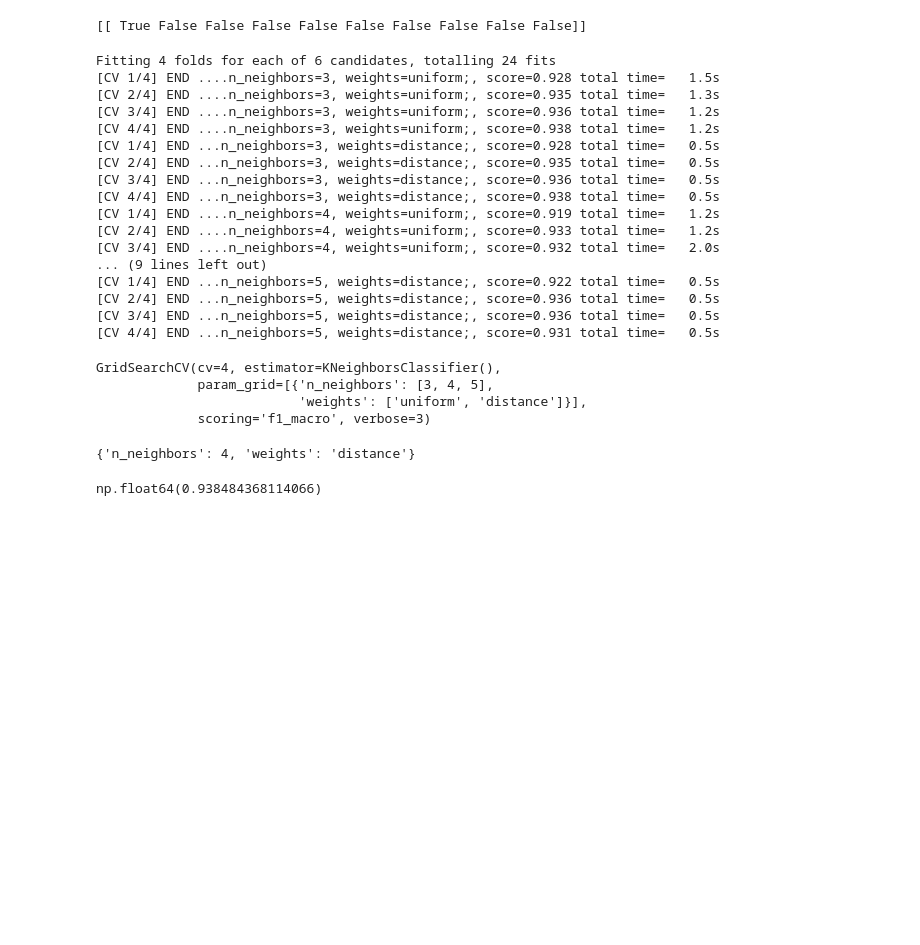
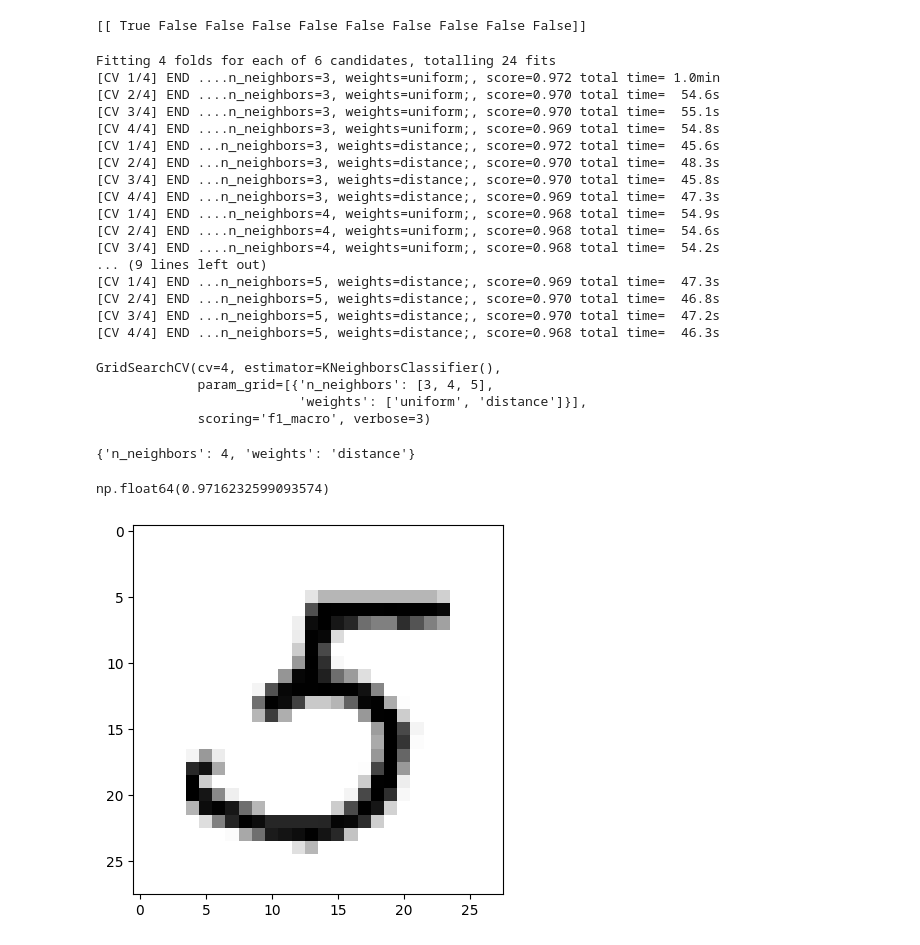
Before and after one commit to dosanchez/data-science-learning, a Jupyter notebook: exe_chpt_3.ipynb, the cells around one changed output. Cells and saved outputs as stored; diff of their text form; code cells hidden in the pictures; blank space fills up the shorter version.

```diff
--- a/exe_chpt_3.ipynb
+++ b/exe_chpt_3.ipynb
@@ -17,7 +17,7 @@ import matplotlib as mpl
 import matplotlib.pyplot as plt
 y = y.astype(np.uint8)
 # %%
-X_train, X_test, y_train, y_test = X[:6000], X[6000:], y[:6000], y[6000:]
+X_train, X_test, y_train, y_test = X[:60000], X[60000:], y[:60000], y[60000:]
 # %%
 y_train_multilabel = (y_train == 0)
 print (y_train_multilabel[:2])
@@ -52,22 +52,22 @@ searh = GridSearchCV(knn_clf, param_grid, cv=4, verbose=3, scoring="f1_macro")
 searh.fit(X_train, y_train_multilabel)
 # %% [output]
 Fitting 4 folds for each of 6 candidates, totalling 24 fits
-[CV 1/4] END ....n_neighbors=3, weights=uniform;, score=0.928 total time=   1.5s
-[CV 2/4] END ....n_neighbors=3, weights=uniform;, score=0.935 total time=   1.3s
-[CV 3/4] END ....n_neighbors=3, weights=uniform;, score=0.936 total time=   1.2s
-[CV 4/4] END ....n_neighbors=3, weights=uniform;, score=0.938 total time=   1.2s
-[CV 1/4] END ...n_neighbors=3, weights=distance;, score=0.928 total time=   0.5s
-[CV 2/4] END ...n_neighbors=3, weights=distance;, score=0.935 total time=   0.5s
-[CV 3/4] END ...n_neighbors=3, weights=distance;, score=0.936 total time=   0.5s
-[CV 4/4] END ...n_neighbors=3, weights=distance;, score=0.938 total time=   0.5s
-[CV 1/4] END ....n_neighbors=4, weights=uniform;, score=0.919 total time=   1.2s
-[CV 2/4] END ....n_neighbors=4, weights=uniform;, score=0.933 total time=   1.2s
-[CV 3/4] END ....n_neighbors=4, weights=uniform;, score=0.932 total time=   2.0s
+[CV 1/4] END ....n_neighbors=3, weights=uniform;, score=0.972 total time= 1.0min
+[CV 2/4] END ....n_neighbors=3, weights=uniform;, score=0.970 total time=  54.6s
+[CV 3/4] END ....n_neighbors=3, weights=uniform;, score=0.970 total time=  55.1s
+[CV 4/4] END ....n_neighbors=3, weights=uniform;, score=0.969 total time=  54.8s
+[CV 1/4] END ...n_neighbors=3, weights=distance;, score=0.972 total time=  45.6s
+[CV 2/4] END ...n_neighbors=3, weights=distance;, score=0.970 total time=  48.3s
+[CV 3/4] END ...n_neighbors=3, weights=distance;, score=0.970 total time=  45.8s
+[CV 4/4] END ...n_neighbors=3, weights=distance;, score=0.969 total time=  47.3s
+[CV 1/4] END ....n_neighbors=4, weights=uniform;, score=0.968 total time=  54.9s
+[CV 2/4] END ....n_neighbors=4, weights=uniform;, score=0.968 total time=  54.6s
+[CV 3/4] END ....n_neighbors=4, weights=uniform;, score=0.968 total time=  54.2s
 ... (9 lines left out)
-[CV 1/4] END ...n_neighbors=5, weights=distance;, score=0.922 total time=   0.5s
-[CV 2/4] END ...n_neighbors=5, weights=distance;, score=0.936 total time=   0.5s
-[CV 3/4] END ...n_neighbors=5, weights=distance;, score=0.936 total time=   0.5s
-[CV 4/4] END ...n_neighbors=5, weights=distance;, score=0.931 total time=   0.5s
+[CV 1/4] END ...n_neighbors=5, weights=distance;, score=0.969 total time=  47.3s
+[CV 2/4] END ...n_neighbors=5, weights=distance;, score=0.970 total time=  46.8s
+[CV 3/4] END ...n_neighbors=5, weights=distance;, score=0.970 total time=  47.2s
+[CV 4/4] END ...n_neighbors=5, weights=distance;, score=0.968 total time=  46.3s
 GridSearchCV(cv=4, estimator=KNeighborsClassifier(),
              param_grid=[{'n_neighbors': [3, 4, 5],
                           'weights': ['uniform', 'distance']}],
@@ -79,4 +79,19 @@ searh.best_params_
 # %%
 searh.best_score_
 # %% [output]
-np.float64(0.938484368114066)
+np.float64(0.9716232599093574)
+# %%
+import time
+import random
+from IPython.display import clear_output
+for i in range(10):
+  image = random.randint(0, 60000)
+  some_digit = X.iloc[image]
+  some_digit_image = some_digit.to_numpy().reshape(28, 28)
+  plt.imshow(some_digit_image, cmap = mpl.cm.binary, interpolation = "nearest")
+  #plt.axis("off")
+  plt.show()
+  time.sleep(1) # Pause 1 second
+  clear_output(wait=True)
+# %% [output]
+[figure, added]
```
Also changed, not shown: parts of 1 cell of this notebook.
